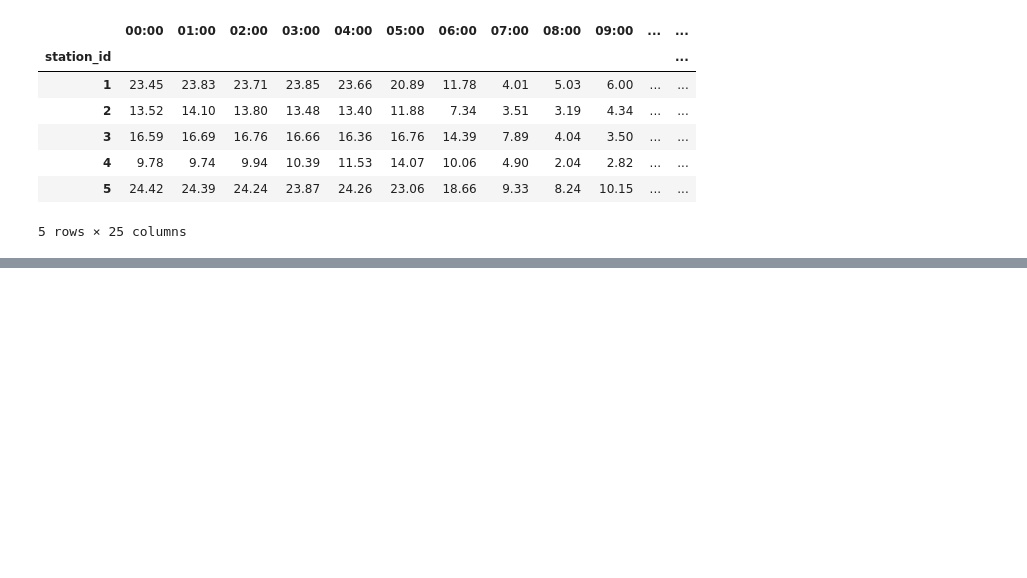
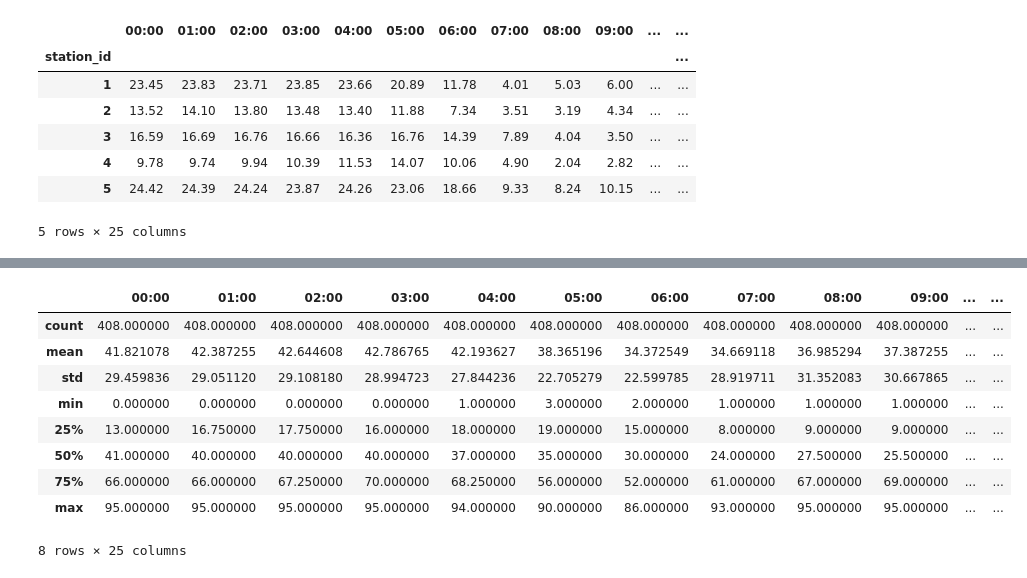
Before and after one commit to jaumevr15/Bicing-Stations-Analysis, a Jupyter notebook: your-project/code/1_datetime .ipynb, the cells around one changed output, grey strips where cells are left out. Drawn from its saved outputs; the diff is of its cells as text; code cells hidden in the pictures; blank space fills up the shorter version.

```diff
--- a/your-project/code/1_datetime .ipynb
+++ b/your-project/code/1_datetime .ipynb
@@ -302,3 +308,8 @@ features.head()
 | 4 | 9.78 | 9.74 | 9.94 | 10.39 | 11.53 | 14.07 | 10.06 | 4.90 | 2.04 | 2.82 | ... | ... |
 | 5 | 24.42 | 24.39 | 24.24 | 23.87 | 24.26 | 23.06 | 18.66 | 9.33 | 8.24 | 10.15 | ... | ... |
 5 rows × 25 columns
+# %%
+times = features.columns[0:24]
+for index,row in features.iterrows():
+    for t in times:
+        features[t].loc[index] = round(features[t].loc[index]/features.capacity.loc[index]*100)
@@ -305,2 +327,15 @@ features.head()
+# %%
+features.describe()
+# %% [output]
+|  | 00:00 | 01:00 | 02:00 | 03:00 | 04:00 | 05:00 | 06:00 | 07:00 | 08:00 | 09:00 | ... | ... |
+| count | 408.000000 | 408.000000 | 408.000000 | 408.000000 | 408.000000 | 408.000000 | 408.000000 | 408.000000 | 408.000000 | 408.000000 | ... | ... |
+| mean | 41.821078 | 42.387255 | 42.644608 | 42.786765 | 42.193627 | 38.365196 | 34.372549 | 34.669118 | 36.985294 | 37.387255 | ... | ... |
+| std | 29.459836 | 29.051120 | 29.108180 | 28.994723 | 27.844236 | 22.705279 | 22.599785 | 28.919711 | 31.352083 | 30.667865 | ... | ... |
+| min | 0.000000 | 0.000000 | 0.000000 | 0.000000 | 1.000000 | 3.000000 | 2.000000 | 1.000000 | 1.000000 | 1.000000 | ... | ... |
+| 25% | 13.000000 | 16.750000 | 17.750000 | 16.000000 | 18.000000 | 19.000000 | 15.000000 | 8.000000 | 9.000000 | 9.000000 | ... | ... |
+| 50% | 41.000000 | 40.000000 | 40.000000 | 40.000000 | 37.000000 | 35.000000 | 30.000000 | 24.000000 | 27.500000 | 25.500000 | ... | ... |
+| 75% | 66.000000 | 66.000000 | 67.250000 | 70.000000 | 68.250000 | 56.000000 | 52.000000 | 61.000000 | 67.000000 | 69.000000 | ... | ... |
+| max | 95.000000 | 95.000000 | 95.000000 | 95.000000 | 94.000000 | 90.000000 | 86.000000 | 93.000000 | 95.000000 | 95.000000 | ... | ... |
+8 rows × 25 columns
 # %%
 features.to_csv("..\\Dataset\\datetime_features.csv",encoding="utf_8")
```
Also changed, not shown: parts of 20 cells of this notebook, 1 other file.
